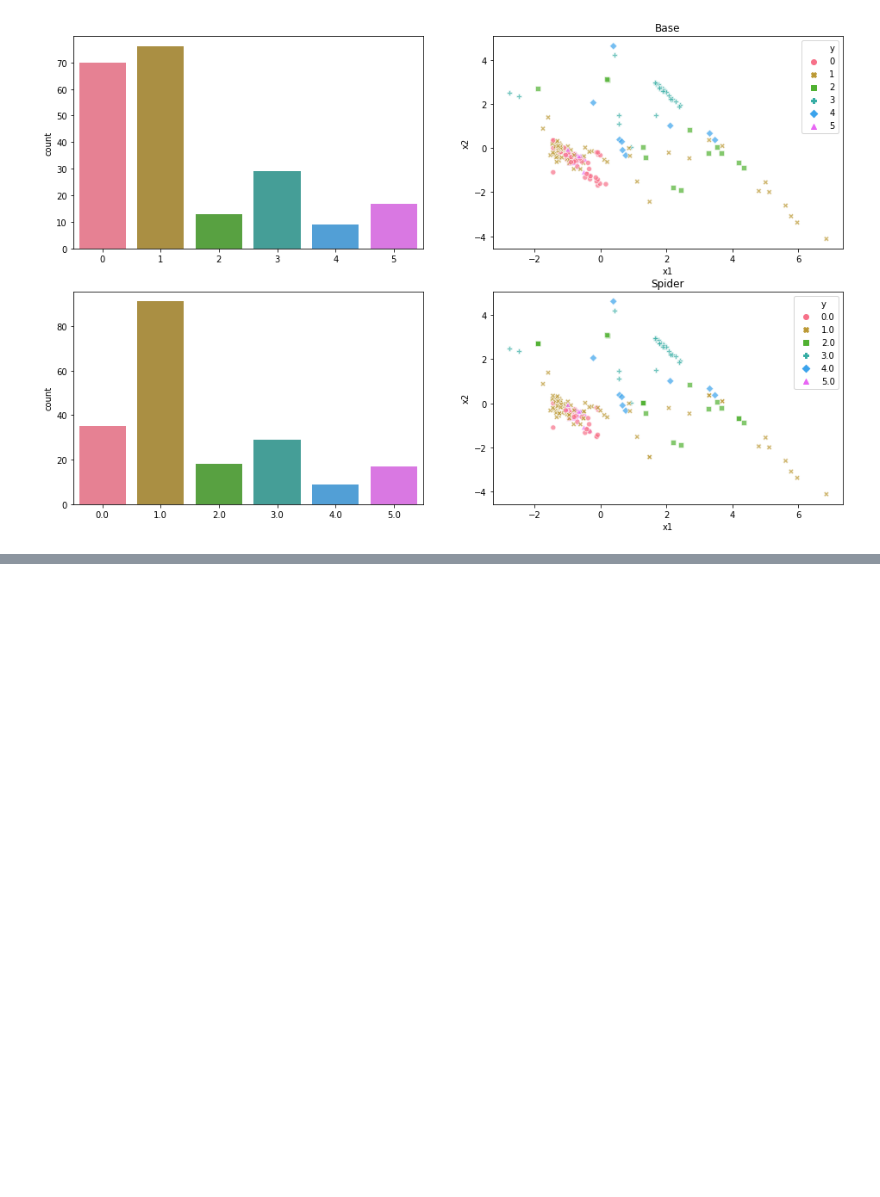
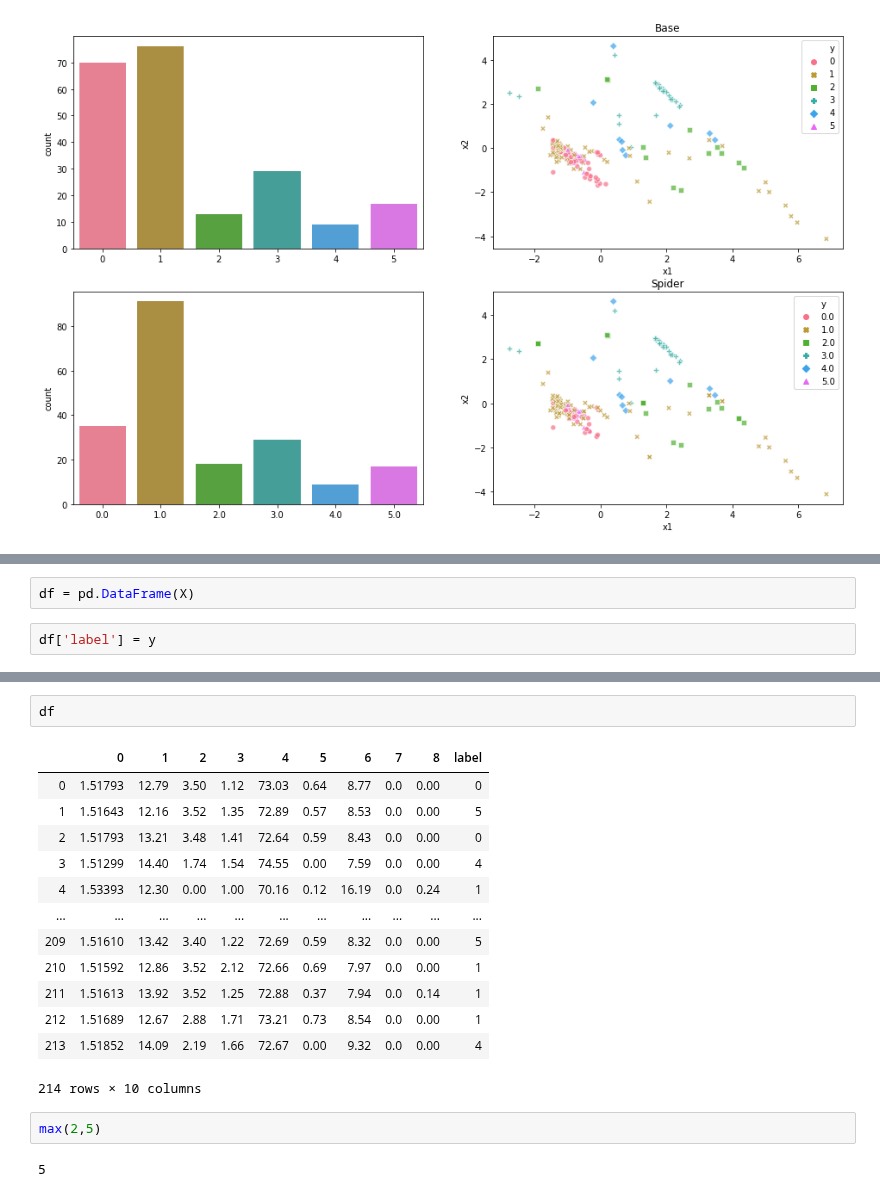
Before and after one commit to damianhorna/multi-imbalance, a Jupyter notebook: benchmarks/resample/resample.ipynb, the cells around one changed output, grey strips where cells are left out. Cells and saved outputs as stored; diff of their text form; blank space fills up the shorter version.

```diff
--- a/benchmarks/resample/resample.ipynb
+++ b/benchmarks/resample/resample.ipynb
@@ -247,0 +313,4 @@ sns.scatterplot(x='x1', y='x2', hue='y', style='y', data=df, alpha=0.7, ax=axs[3
+# %%
+df = pd.DataFrame(X)
+# %%
+df['label'] = y
@@ -247,0 +332,20 @@ sns.scatterplot(x='x1', y='x2', hue='y', style='y', data=df, alpha=0.7, ax=axs[3
+# %%
+df
+# %% [output]
+|  | 0 | 1 | 2 | 3 | 4 | 5 | 6 | 7 | 8 | label |
+| 0 | 1.51793 | 12.79 | 3.50 | 1.12 | 73.03 | 0.64 | 8.77 | 0.0 | 0.00 | 0 |
+| 1 | 1.51643 | 12.16 | 3.52 | 1.35 | 72.89 | 0.57 | 8.53 | 0.0 | 0.00 | 5 |
+| 2 | 1.51793 | 13.21 | 3.48 | 1.41 | 72.64 | 0.59 | 8.43 | 0.0 | 0.00 | 0 |
+| 3 | 1.51299 | 14.40 | 1.74 | 1.54 | 74.55 | 0.00 | 7.59 | 0.0 | 0.00 | 4 |
+| 4 | 1.53393 | 12.30 | 0.00 | 1.00 | 70.16 | 0.12 | 16.19 | 0.0 | 0.24 | 1 |
+| ... | ... | ... | ... | ... | ... | ... | ... | ... | ... | ... |
+| 209 | 1.51610 | 13.42 | 3.40 | 1.22 | 72.69 | 0.59 | 8.32 | 0.0 | 0.00 | 5 |
+| 210 | 1.51592 | 12.86 | 3.52 | 2.12 | 72.66 | 0.69 | 7.97 | 0.0 | 0.00 | 1 |
+| 211 | 1.51613 | 13.92 | 3.52 | 1.25 | 72.88 | 0.37 | 7.94 | 0.0 | 0.14 | 1 |
+| 212 | 1.51689 | 12.67 | 2.88 | 1.71 | 73.21 | 0.73 | 8.54 | 0.0 | 0.00 | 1 |
+| 213 | 1.51852 | 14.09 | 2.19 | 1.66 | 72.67 | 0.00 | 9.32 | 0.0 | 0.00 | 4 |
+214 rows × 10 columns
+# %%
+max(2,5)
+# %% [output]
+5
```
Also changed, not shown: parts of 18 cells of this notebook.
